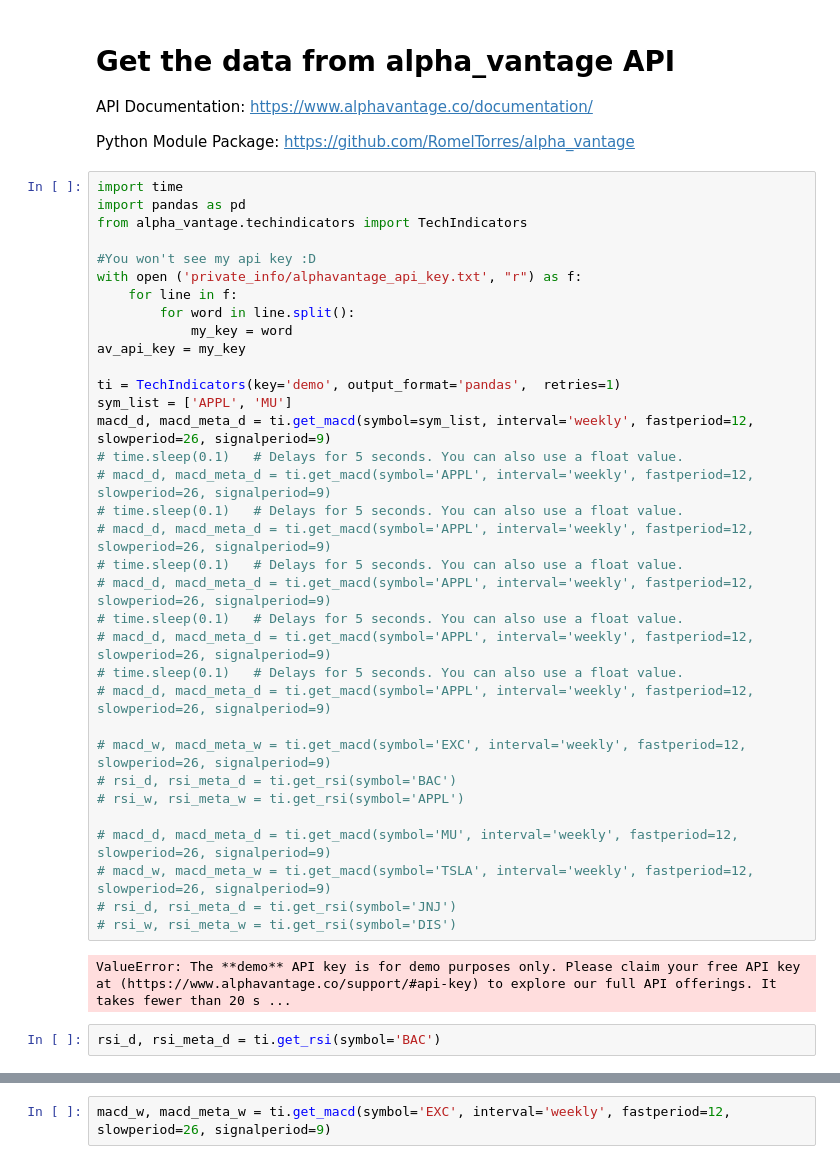
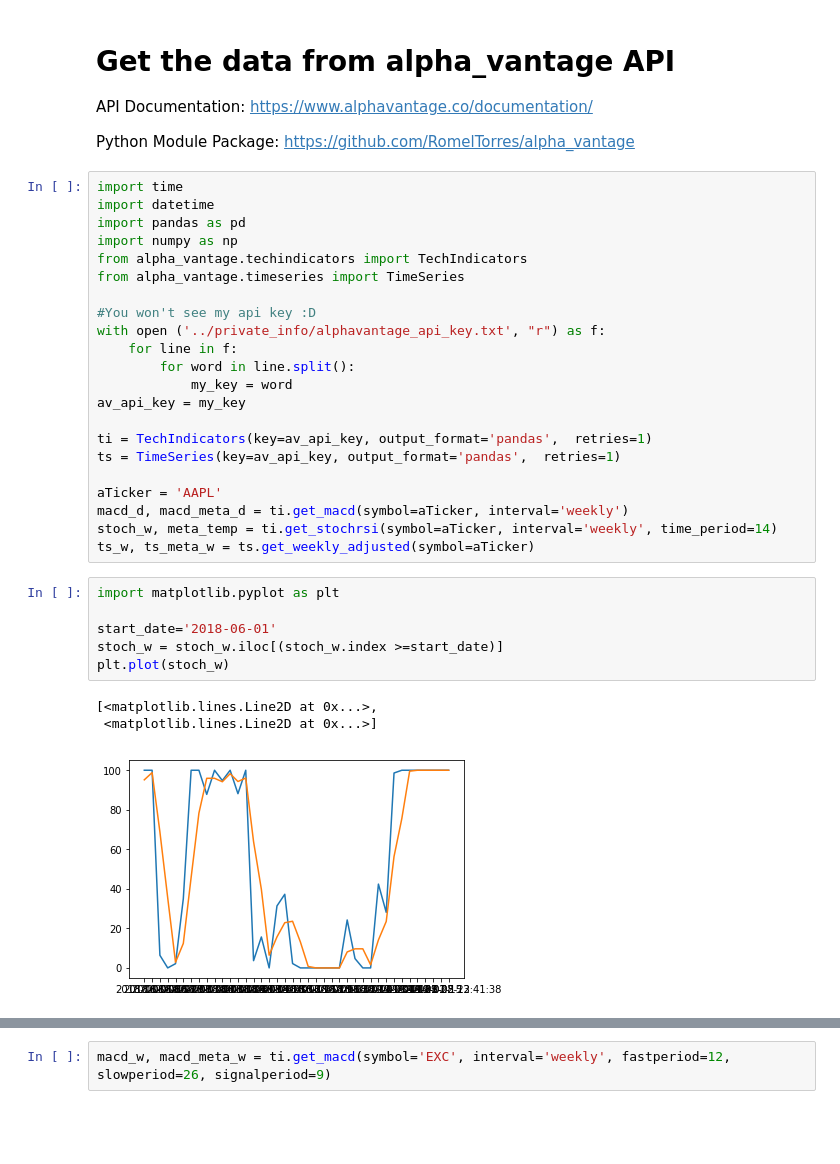
Before and after one commit to allenxiangxin/StockTA, a Jupyter notebook: tutorials/Primer_via_alpha_vantage.ipynb, the cells around one changed output, grey strips where cells are left out. Drawn from its saved outputs; the diff is of its cells as text; blank space fills up the shorter version.

```diff
--- a/tutorials/Primer_via_alpha_vantage.ipynb
+++ b/tutorials/Primer_via_alpha_vantage.ipynb
@@ -4,41 +4,35 @@
 API Documentation: https://www.alphavantage.co/documentation/
 
 Python Module Package: https://github.com/RomelTorres/alpha_vantage
-# %%
-import time
-import pandas as pd
-from alpha_vantage.techindicators import TechIndicators
-
-#You won't see my api key :D
-with open ('private_info/alphavantage_api_key.txt', "r") as f:
-    for line in f:
-        for word in line.split():
-            my_key = word
-av_api_key = my_key
-
-ti = TechIndicators(key='demo', output_format='pandas',  retries=1)
-sym_list = ['APPL', 'MU']
-macd_d, macd_meta_d = ti.get_macd(symbol=sym_list, interval='weekly', fastperiod=12, slowperiod=26, signalperiod=9)
-# time.sleep(0.1)   # Delays for 5 seconds. You can also use a float value.
-# macd_d, macd_meta_d = ti.get_macd(symbol='APPL', interval='weekly', fastperiod=12, slowperiod=26, signalperiod=9)
-# time.sleep(0.1)   # Delays for 5 seconds. You can also use a float value.
-# macd_d, macd_meta_d = ti.get_macd(symbol='APPL', interval='weekly', fastperiod=12, slowperiod=26, signalperiod=9)
-# time.sleep(0.1)   # Delays for 5 seconds. You can also use a float value.
-# macd_d, macd_meta_d = ti.get_macd(symbol='APPL', interval='weekly', fastperiod=12, slowperiod=26, signalperiod=9)
-# time.sleep(0.1)   # Delays for 5 seconds. You can also use a float value.
-# macd_d, macd_meta_d = ti.get_macd(symbol='APPL', interval='weekly', fastperiod=12, slowperiod=26, signalperiod=9)
-# time.sleep(0.1)   # Delays for 5 seconds. You can also use a float value.
-# macd_d, macd_meta_d = ti.get_macd(symbol='APPL', interval='weekly', fastperiod=12, slowperiod=26, signalperiod=9)
-
-# macd_w, macd_meta_w = ti.get_macd(symbol='EXC', interval='weekly', fastperiod=12, slowperiod=26, signalperiod=9)
-# rsi_d, rsi_meta_d = ti.get_rsi(symbol='BAC')
-# rsi_w, rsi_meta_w = ti.get_rsi(symbol='APPL')
-
-# macd_d, macd_meta_d = ti.get_macd(symbol='MU', interval='weekly', fastperiod=12, slowperiod=26, signalperiod=9)
-# macd_w, macd_meta_w = ti.get_macd(symbol='TSLA', interval='weekly', fastperiod=12, slowperiod=26, signalperiod=9)
-# rsi_d, rsi_meta_d = ti.get_rsi(symbol='JNJ')
-# rsi_w, rsi_meta_w = ti.get_rsi(symbol='DIS')
-# %% [output]
-ValueError: The **demo** API key is for demo purposes only. Please claim your free API key at (https://www.alphavantage.co/support/#api-key) to explore our full API offerings. It takes fewer than 20 s ...
-# %%
-rsi_d, rsi_meta_d = ti.get_rsi(symbol='BAC')
+# %%
+import time
+import datetime
+import pandas as pd
+import numpy as np
+from alpha_vantage.techindicators import TechIndicators
+from alpha_vantage.timeseries import TimeSeries
+
+#You won't see my api key :D
+with open ('../private_info/alphavantage_api_key.txt', "r") as f:
+    for line in f:
+        for word in line.split():
+            my_key = word
+av_api_key = my_key
+
+ti = TechIndicators(key=av_api_key, output_format='pandas',  retries=1)
+ts = TimeSeries(key=av_api_key, output_format='pandas',  retries=1)
+
+aTicker = 'AAPL'
+macd_d, macd_meta_d = ti.get_macd(symbol=aTicker, interval='weekly')
+stoch_w, meta_temp = ti.get_stochrsi(symbol=aTicker, interval='weekly', time_period=14)
+ts_w, ts_meta_w = ts.get_weekly_adjusted(symbol=aTicker)
+# %%
+import matplotlib.pyplot as plt
+
+start_date='2018-06-01'
+stoch_w = stoch_w.iloc[(stoch_w.index >=start_date)]
+plt.plot(stoch_w)
+# %% [output]
+[<matplotlib.lines.Line2D at 0x...>,
+ <matplotlib.lines.Line2D at 0x...>]
+[figure, added]
```
Also changed, not shown: parts of 3 cells of this notebook, 1 other file.
